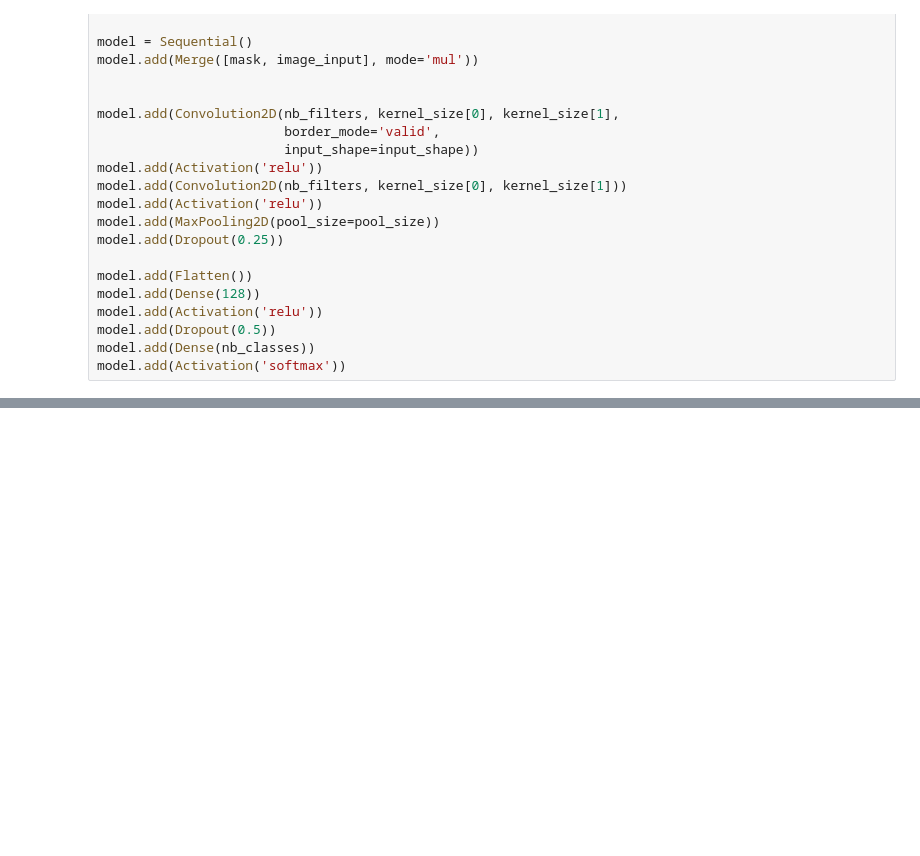
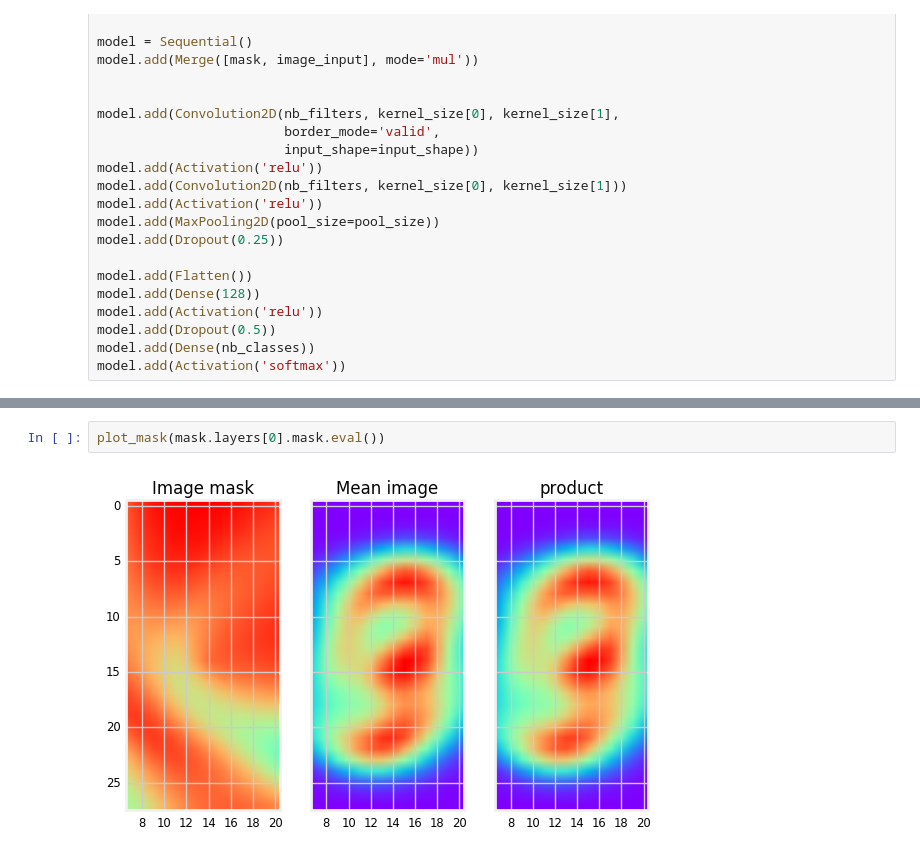
Before and after one commit to unique-horn/ppap-experiments, a Jupyter notebook: masking/masking.ipynb, the cells around one changed output, grey strips where cells are left out. Cells and saved outputs as stored; diff of their text form; blank space fills up the shorter version.

```diff
--- a/masking/masking.ipynb
+++ b/masking/masking.ipynb
@@ -102,0 +146,4 @@ Test accuracy: 0.979
+# %%
+plot_mask(mask.layers[0].mask.eval())
+# %% [output]
+[figure, added]
```
Also changed, not shown: parts of 5 cells of this notebook.
